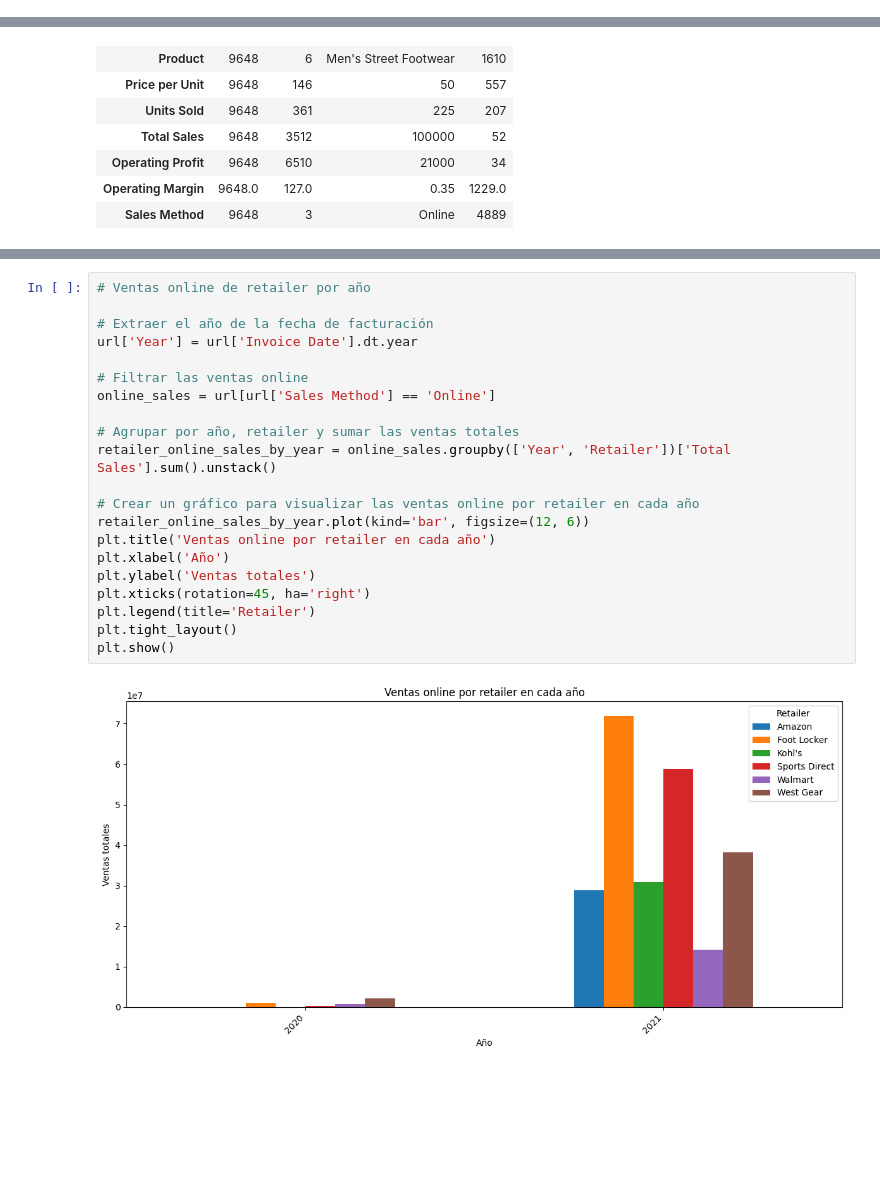
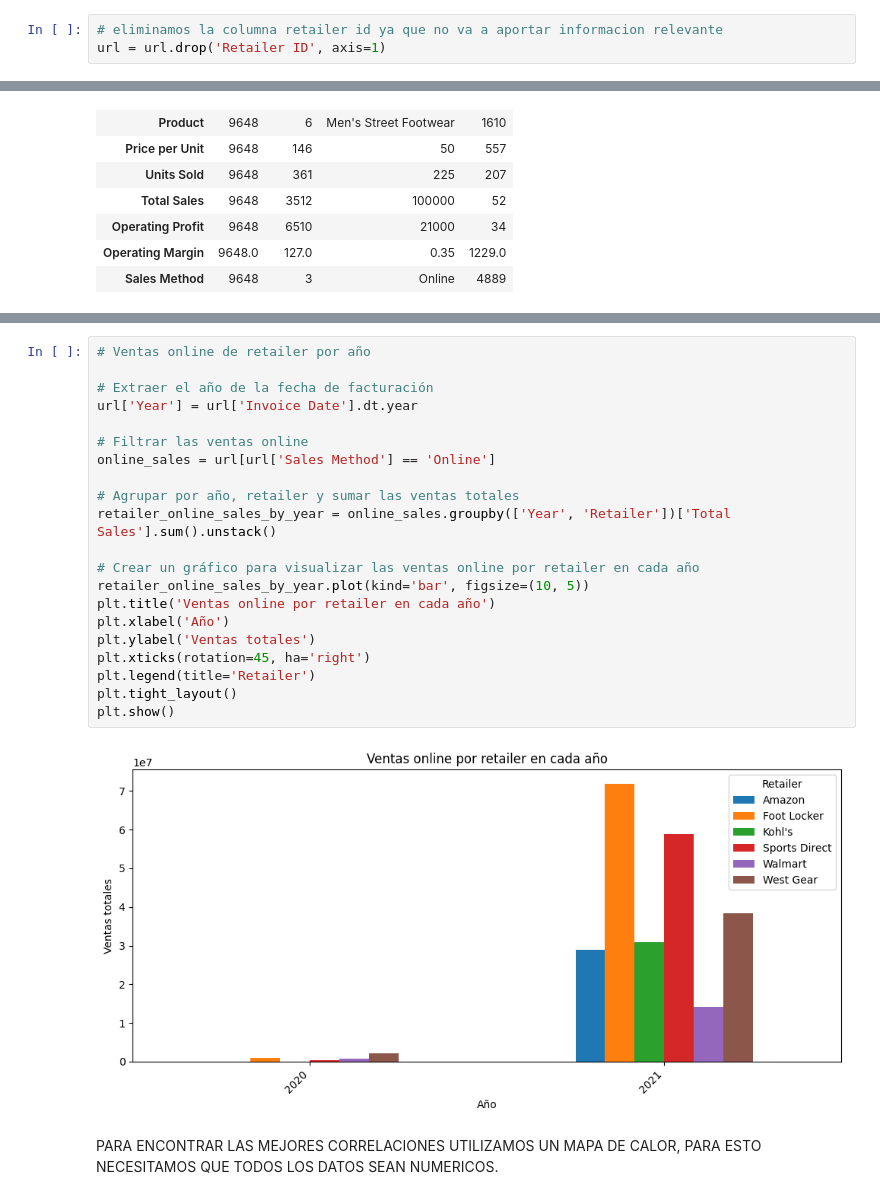
Before and after one commit to Chapa0000/DS2, a Jupyter notebook: PreE_DSII_JRodriguez.ipynb, the cells around one changed output, grey strips where cells are left out. Cells and saved outputs as stored; diff of their text form; blank space fills up the shorter version.

```diff
--- a/PreE_DSII_JRodriguez.ipynb
+++ b/PreE_DSII_JRodriguez.ipynb
@@ -97,3 +133,6 @@ memory usage: 980.0+ KB
+# %%
+# eliminamos la columna retailer id ya que no va a aportar informacion relevante
+url = url.drop('Retailer ID', axis=1)
 # %%
 url.describe().T
 # %% [output]
@@ -168,23 +207,25 @@ plt.show()
 # %%
 # Ventas online de retailer por año
 
 # Extraer el año de la fecha de facturación
 url['Year'] = url['Invoice Date'].dt.year
 
 # Filtrar las ventas online
 online_sales = url[url['Sales Method'] == 'Online']
 
 # Agrupar por año, retailer y sumar las ventas totales
 retailer_online_sales_by_year = online_sales.groupby(['Year', 'Retailer'])['Total Sales'].sum().unstack()
 
 # Crear un gráfico para visualizar las ventas online por retailer en cada año
-retailer_online_sales_by_year.plot(kind='bar', figsize=(12, 6))
+retailer_online_sales_by_year.plot(kind='bar', figsize=(10, 5))
 plt.title('Ventas online por retailer en cada año')
 plt.xlabel('Año')
 plt.ylabel('Ventas totales')
 plt.xticks(rotation=45, ha='right')
 plt.legend(title='Retailer')
 plt.tight_layout()
 plt.show()
 # %% [output]
-[figure, old version]
+[figure, new version]
+# %% [markdown]
+PARA ENCONTRAR LAS MEJORES CORRELACIONES UTILIZAMOS UN MAPA DE CALOR, PARA ESTO NECESITAMOS QUE TODOS LOS DATOS SEAN NUMERICOS.
```
Also changed, not shown: parts of 11 cells of this notebook.
